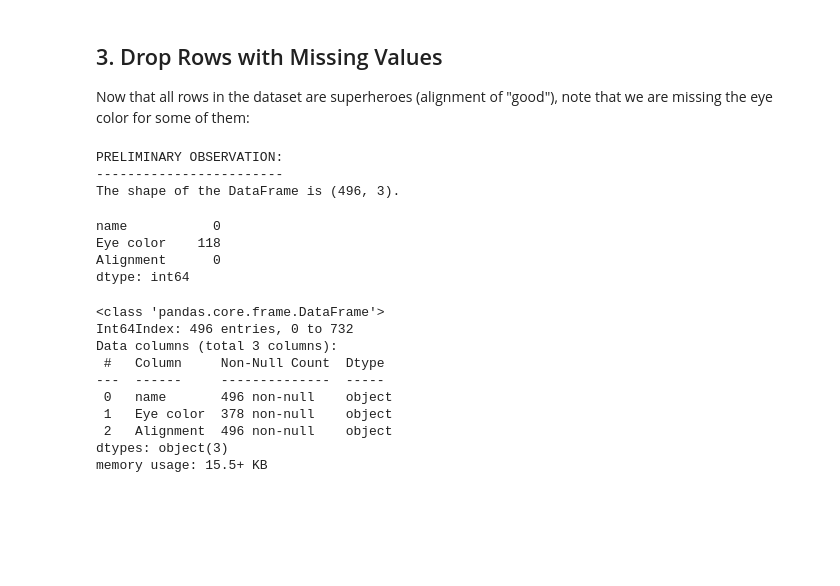
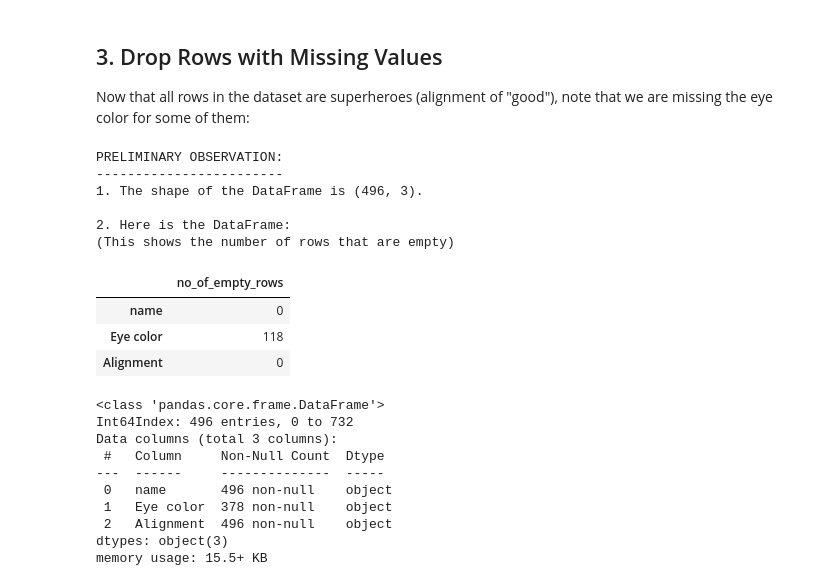
Before and after one commit to rurigi-waweru/dsfpt10-p1-pandas-data-cleaning-checkpoint-codegrade-project, a Jupyter notebook: pandas_cleaning_checkpoint.ipynb, the cells around one changed output. Saved outputs shown, nothing was run; the diff lists cells and outputs as text; code cells hidden in the pictures; blank space fills up the shorter version.

```diff
--- a/pandas_cleaning_checkpoint.ipynb
+++ b/pandas_cleaning_checkpoint.ipynb
@@ -154,21 +160,27 @@ Now that all rows in the dataset are superheroes (alignment of "good"), note tha
 # %%
 # brian-added # EDA-studies
 print(f'''
 PRELIMINARY OBSERVATION:
 ------------------------
-The shape of the DataFrame is {df.shape}.''',
-end = '\n\n')
+1. The shape of the DataFrame is {df.shape}.
+
+2. Here is the DataFrame:
+(This shows the number of rows that are empty)''',
+end = '\n')
 
 # Code to check the number of missing entries in each column
-df.isna().sum()
+pd.DataFrame(df.isna().sum(), columns = ['no_of_empty_rows'])#.T # Transpose
 # %% [output]
 PRELIMINARY OBSERVATION:
 ------------------------
-The shape of the DataFrame is (496, 3).
+1. The shape of the DataFrame is (496, 3).
+
+2. Here is the DataFrame:
+(This shows the number of rows that are empty)
-name           0
-Eye color    118
-Alignment      0
-dtype: int64
+|  | no_of_empty_rows |
+| name | 0 |
+| Eye color | 118 |
+| Alignment | 0 |
 # %%
 # Run this cell without changes
 
```
Also changed, not shown: parts of 12 cells of this notebook, 3 other files.
